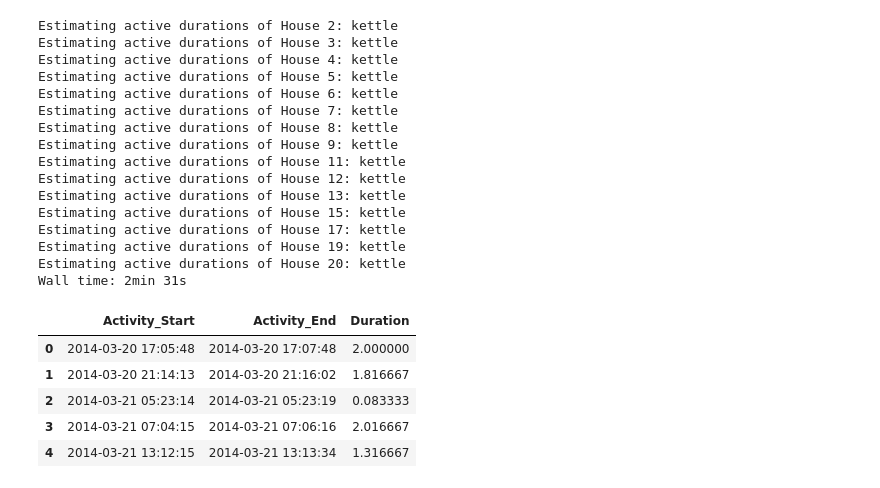
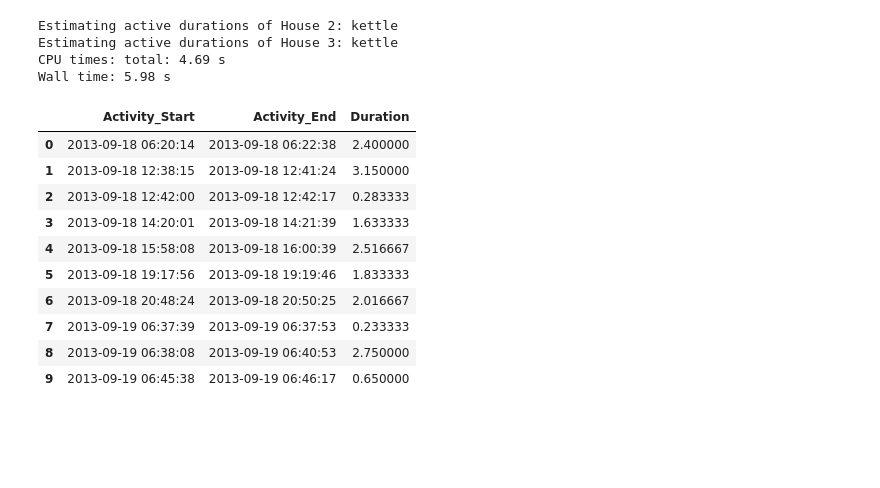
Before and after one commit to mahnoor-shahid/nilm_analyzer_tutorials, a Jupyter notebook: 03_extracting_durations.ipynb, the cells around one changed output. Cells and saved outputs as stored; diff of their text form; code cells hidden in the pictures; blank space fills up the shorter version.

```diff
--- a/03_extracting_durations.ipynb
+++ b/03_extracting_durations.ipynb
@@ -44,4 +13,4 @@ house2activities['kettle'].head()
 # %%
 %%time
-kettle = refit.get_appliance_data('Kettle')
+kettle = refit.get_appliance_data('Kettle', houses=[2,3])
 # %% [output]
@@ -66,29 +22,22 @@ Wall time: 1min 34s
 # %%
 %%time
-activities = get_activities(kettle)
+activities = get_activities(kettle.data)
 # %% [output]
 Estimating active durations of House 2: kettle
 Estimating active durations of House 3: kettle
-Estimating active durations of House 4: kettle
-Estimating active durations of House 5: kettle
-Estimating active durations of House 6: kettle
-Estimating active durations of House 7: kettle
-Estimating active durations of House 8: kettle
-Estimating active durations of House 9: kettle
-Estimating active durations of House 11: kettle
-Estimating active durations of House 12: kettle
-Estimating active durations of House 13: kettle
-Estimating active durations of House 15: kettle
-Estimating active durations of House 17: kettle
-Estimating active durations of House 19: kettle
-Estimating active durations of House 20: kettle
-Wall time: 2min 31s
+CPU times: total: 4.69 s
+Wall time: 5.98 s
 # %%
-activities[20].head()
+activities[2].head(10)
 # %% [output]
 |  | Activity_Start | Activity_End | Duration |
-| 0 | 2014-03-20 17:05:48 | 2014-03-20 17:07:48 | 2.000000 |
-| 1 | 2014-03-20 21:14:13 | 2014-03-20 21:16:02 | 1.816667 |
-| 2 | 2014-03-21 05:23:14 | 2014-03-21 05:23:19 | 0.083333 |
-| 3 | 2014-03-21 07:04:15 | 2014-03-21 07:06:16 | 2.016667 |
-| 4 | 2014-03-21 13:12:15 | 2014-03-21 13:13:34 | 1.316667 |
+| 0 | 2013-09-18 06:20:14 | 2013-09-18 06:22:38 | 2.400000 |
+| 1 | 2013-09-18 12:38:15 | 2013-09-18 12:41:24 | 3.150000 |
+| 2 | 2013-09-18 12:42:00 | 2013-09-18 12:42:17 | 0.283333 |
+| 3 | 2013-09-18 14:20:01 | 2013-09-18 14:21:39 | 1.633333 |
+| 4 | 2013-09-18 15:58:08 | 2013-09-18 16:00:39 | 2.516667 |
+| 5 | 2013-09-18 19:17:56 | 2013-09-18 19:19:46 | 1.833333 |
+| 6 | 2013-09-18 20:48:24 | 2013-09-18 20:50:25 | 2.016667 |
+| 7 | 2013-09-19 06:37:39 | 2013-09-19 06:37:53 | 0.233333 |
+| 8 | 2013-09-19 06:38:08 | 2013-09-19 06:40:53 | 2.750000 |
+| 9 | 2013-09-19 06:45:38 | 2013-09-19 06:46:17 | 0.650000 |
```
Also changed, not shown: parts of 8 cells of this notebook, 2 other files.
